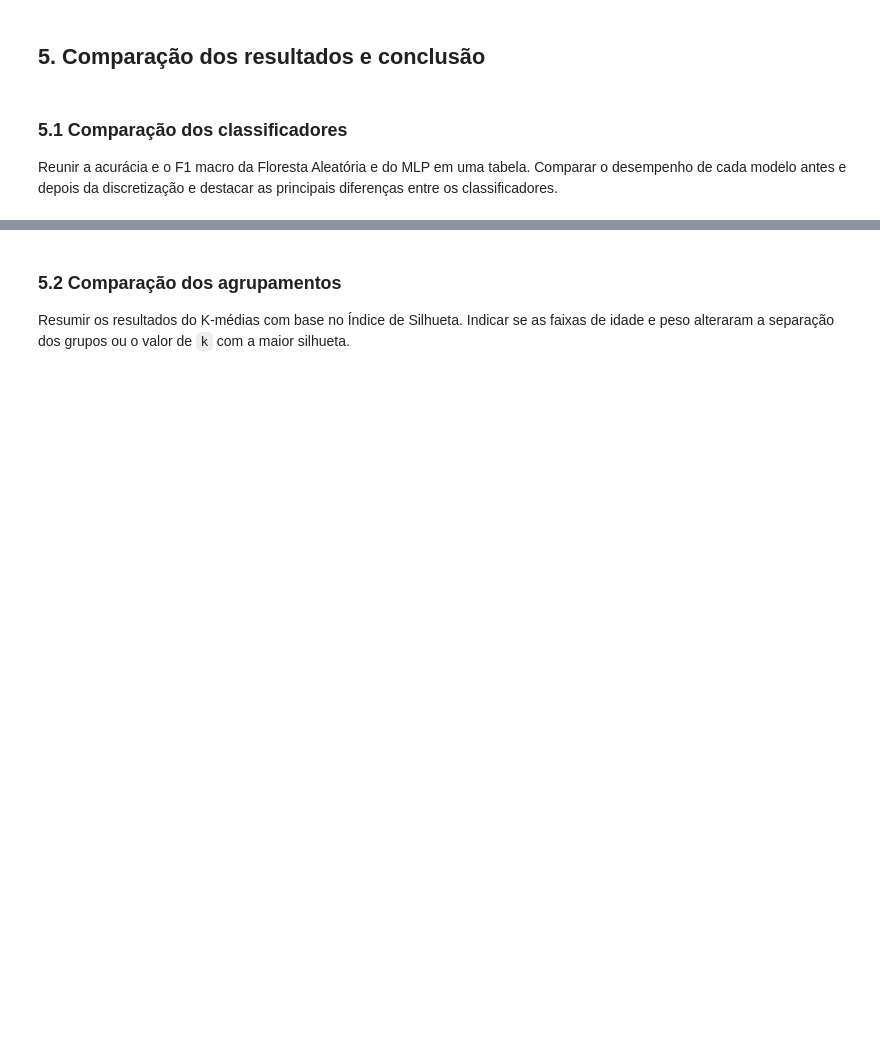
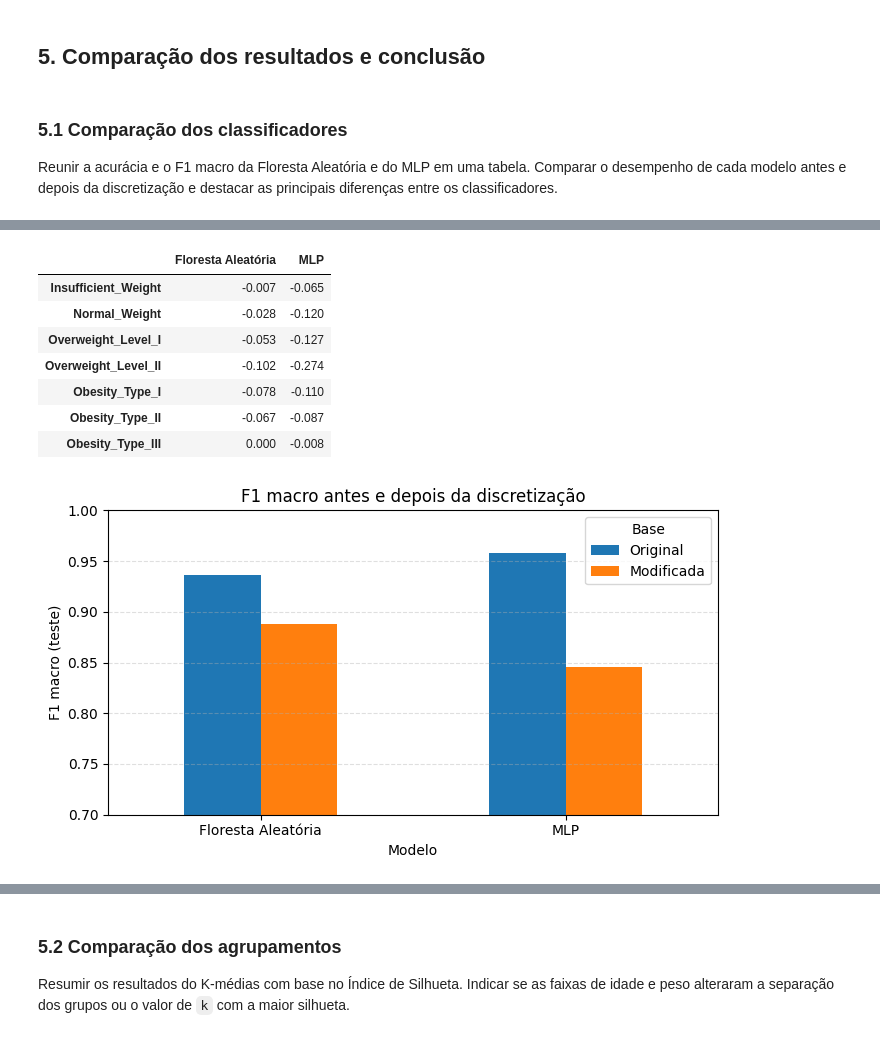
Before and after one commit to giovanasilverio/XMCO01-trabalho, a Jupyter notebook: trabalho.ipynb, the cells around one changed output, grey strips where cells are left out. Cells and saved outputs as stored; diff of their text form; code cells hidden in the pictures; blank space fills up the shorter version.

```diff
--- a/trabalho.ipynb
+++ b/trabalho.ipynb
@@ -961,3 +960,23 @@ Quantidade de indivíduos em cada grupo para k = 7:
 Reunir a acurácia e o F1 macro da Floresta Aleatória e do MLP em uma tabela.
 Comparar o desempenho de cada modelo antes e depois da discretização e
 destacar as principais diferenças entre os classificadores.
+# %%
+# Tabela única com acurácia e F1 macro (teste) dos dois classificadores nas duas bases
+comparacao_modelos = pd.concat(
+    {
+        "Floresta Aleatória": resumo,
+        "MLP": resumo_mlp,
+    },
+    names=["Modelo", "Base"],
+).reset_index()
+
+tabela_modelos = comparacao_modelos.pivot(index="Modelo", columns="Base", values=["Acurácia", "F1 macro"])
+for metrica in ["Acurácia", "F1 macro"]:
+    tabela_modelos[(metrica, "Diferença")] = (
+        tabela_modelos[(metrica, "Modificada")] - tabela_modelos[(metrica, "Original")]
+    )
+tabela_modelos = tabela_modelos[[
+    ("Acurácia", "Original"), ("Acurácia", "Modificada"), ("Acurácia", "Diferença"),
+    ("F1 macro", "Original"), ("F1 macro", "Modificada"), ("F1 macro", "Diferença"),
+]]
+display(tabela_modelos.round(4))
@@ -963,0 +989,28 @@ destacar as principais diferenças entre os classificadores.
+# %%
+# Diferença do F1 por classe nos dois modelos (Modificada − Original)
+queda_por_classe = pd.DataFrame({
+    "Floresta Aleatória": f1_classes["Diferença (Modificada − Original)"],
+    "MLP": f1_classes_mlp["Diferença (Modificada − Original)"],
+})
+display(queda_por_classe.round(3))
+
+# Gráfico comparando o F1 macro de cada modelo nas duas bases
+ax = comparacao_modelos.pivot(index="Modelo", columns="Base", values="F1 macro")[["Original", "Modificada"]].plot(
+    kind="bar", figsize=(7, 4), rot=0, color=["#1f77b4", "#ff7f0e"]
+)
+ax.set_ylabel("F1 macro (teste)")
+ax.set_ylim(0.7, 1.0)
+ax.set_title("F1 macro antes e depois da discretização")
+ax.grid(axis="y", linestyle="--", alpha=0.4)
+plt.tight_layout()
+plt.show()
+# %% [output]
+|  | Floresta Aleatória | MLP |
+| Insufficient_Weight | -0.007 | -0.065 |
+| Normal_Weight | -0.028 | -0.120 |
+| Overweight_Level_I | -0.053 | -0.127 |
+| Overweight_Level_II | -0.102 | -0.274 |
+| Obesity_Type_I | -0.078 | -0.110 |
+| Obesity_Type_II | -0.067 | -0.087 |
+| Obesity_Type_III | 0.000 | -0.008 |
+[figure, added]
```
Also changed, not shown: parts of 6 cells of this notebook.
